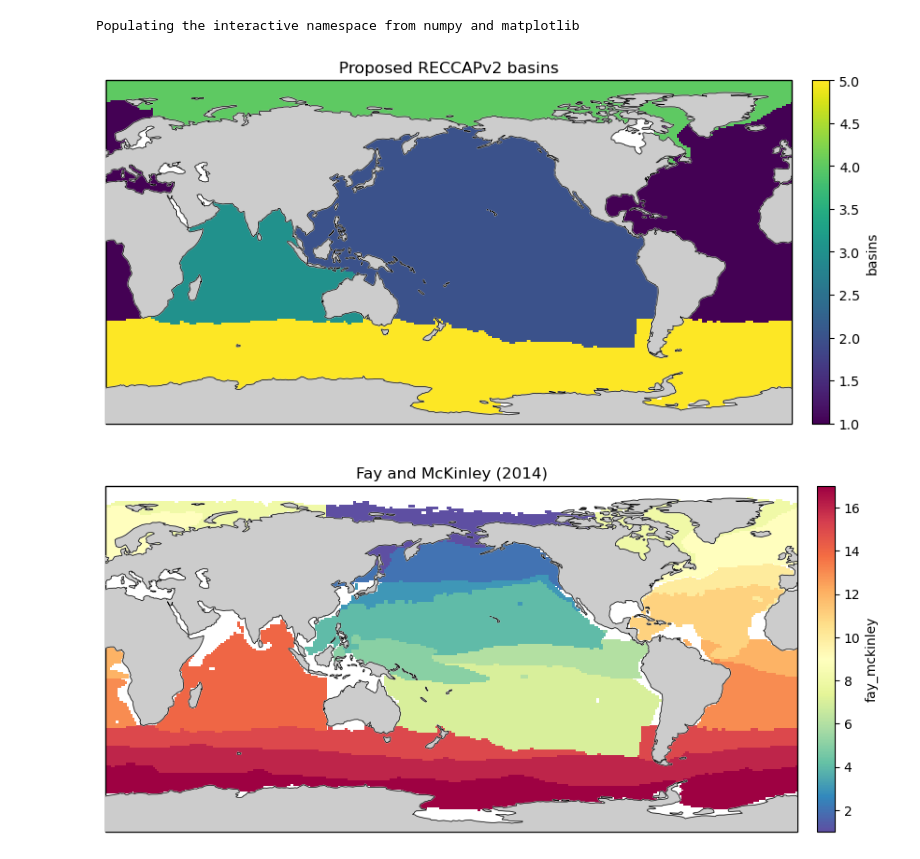
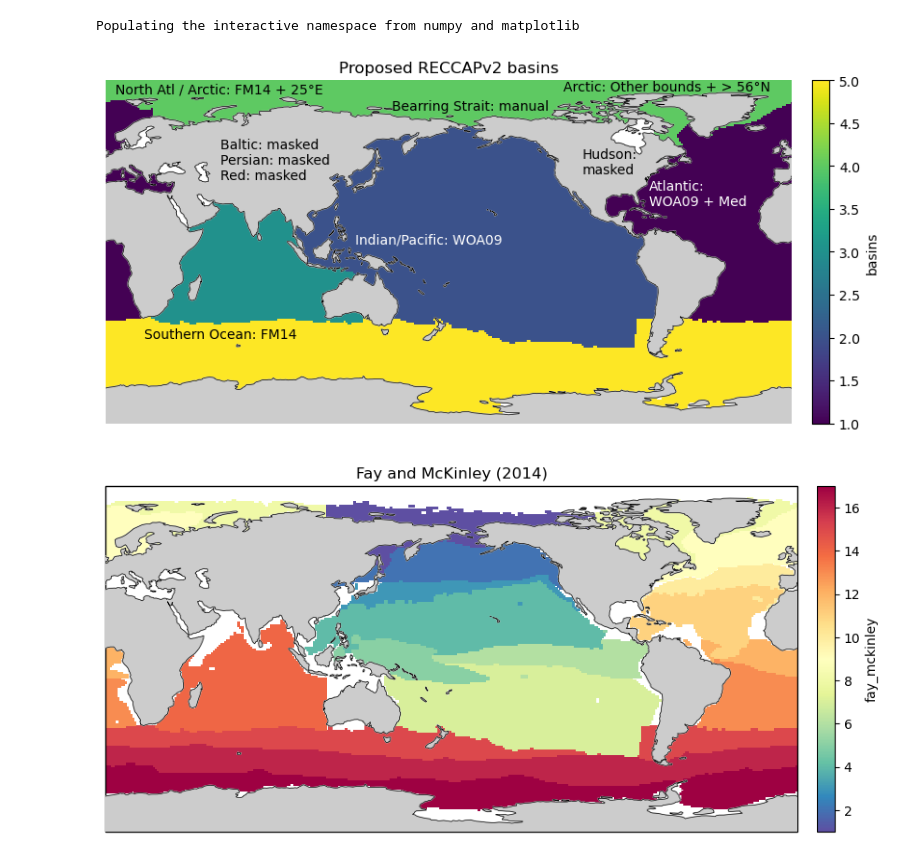
Before and after one commit to RECCAP2-ocean/R2-shared-resources, a Jupyter notebook: regions/scripts/reccap2regions.ipynb, the cells around one changed output. Drawn from its saved outputs; the diff is of its cells as text; code cells hidden in the pictures.

```diff
--- a/regions/scripts/reccap2regions.ipynb
+++ b/regions/scripts/reccap2regions.ipynb
@@ -13,12 +13,23 @@ def make_fig(xda, **kwargs):
     ax = xda.plot_map(proj=ctp.crs.PlateCarree(180), **kwargs)
     fig = ax.get_figure()
     return fig, ax
-# %%
-fig, ax = make_fig(xds.basins)
-ax.set_title('Proposed RECCAPv2 basins')
-fig.savefig('../basins.png', bbox_inches='tight', dpi=150)
-# %% [output]
-[figure, removed]
+# %%
+fig, ax = make_fig(xds.basins)
+ax.set_title('Proposed RECCAPv2 basins')
+
+props = dict(va='top', zorder=10, fontsize=10, transform=ctp.crs.PlateCarree())
+ax.text(60, 60, 'Baltic: masked\nPersian: masked\nRed: masked', **props)
+ax.text(-110, 55, 'Hudson:\nmasked', **props)
+ax.text(5, 89, 'North Atl / Arctic: FM14 + 25°E', **props)
+ax.text(150, 80, 'Bearring Strait: manual', **props)
+ax.text(20, -40, 'Southern Ocean: FM14', **props)
+ax.text(131, 10, 'Indian/Pacific: WOA09', **props, color='w')
+ax.text(-75, 38, 'Atlantic:\nWOA09 + Med', **props, color='w')
+ax.text(-120, 90, 'Arctic: Other bounds + > 56°N', **props)
+ax.outline_patch.set_lw(0)
+fig.savefig('../img/basin_all.png', bbox_inches='tight', dpi=150)
+# %% [output]
+[figure, added]
 # %%
 fig, ax = make_fig(xds.fay_mckinley, cmap=cm.Spectral_r)
 ax.set_title('Fay and McKinley (2014)')
```
Also changed, not shown: parts of 5 cells of this notebook, 11 other files.
